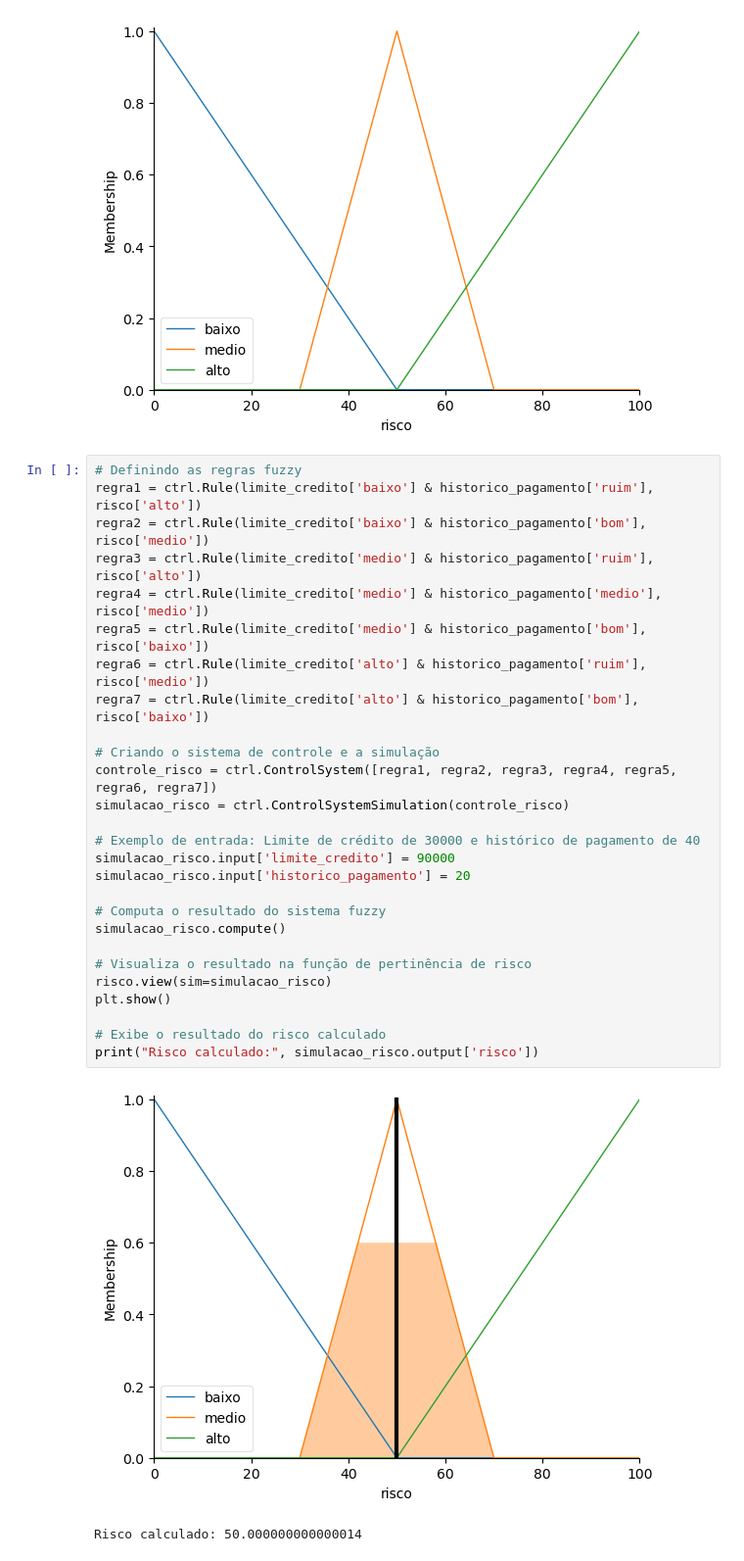
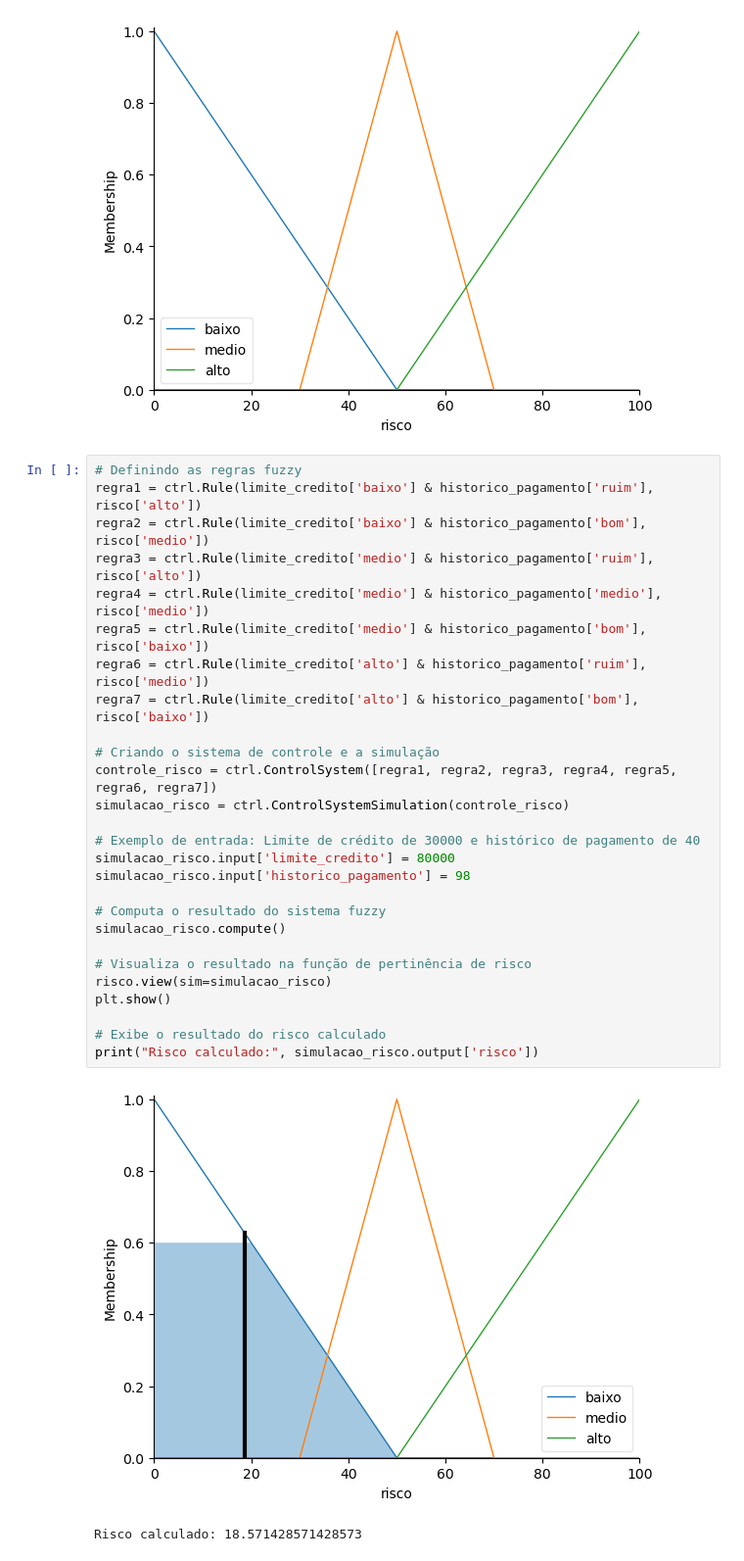
Before and after one commit to sousamaf/AI-Lab, a Jupyter notebook: algorithms/fuzzy_logic/analise_credito.ipynb, the cells around one changed output. Shown: that part at 98% size. Saved outputs shown, nothing was run; the diff lists cells and outputs as text.

```diff
--- a/algorithms/fuzzy_logic/analise_credito.ipynb
+++ b/algorithms/fuzzy_logic/analise_credito.ipynb
@@ -88,30 +88,30 @@ risco.view()
 # %%
 # Definindo as regras fuzzy
 regra1 = ctrl.Rule(limite_credito['baixo'] & historico_pagamento['ruim'], risco['alto'])
 regra2 = ctrl.Rule(limite_credito['baixo'] & historico_pagamento['bom'], risco['medio'])
 regra3 = ctrl.Rule(limite_credito['medio'] & historico_pagamento['ruim'], risco['alto'])
 regra4 = ctrl.Rule(limite_credito['medio'] & historico_pagamento['medio'], risco['medio'])
 regra5 = ctrl.Rule(limite_credito['medio'] & historico_pagamento['bom'], risco['baixo'])
 regra6 = ctrl.Rule(limite_credito['alto'] & historico_pagamento['ruim'], risco['medio'])
 regra7 = ctrl.Rule(limite_credito['alto'] & historico_pagamento['bom'], risco['baixo'])
 
 # Criando o sistema de controle e a simulação
 controle_risco = ctrl.ControlSystem([regra1, regra2, regra3, regra4, regra5, regra6, regra7])
 simulacao_risco = ctrl.ControlSystemSimulation(controle_risco)
 
 # Exemplo de entrada: Limite de crédito de 30000 e histórico de pagamento de 40
-simulacao_risco.input['limite_credito'] = 90000
-simulacao_risco.input['historico_pagamento'] = 20
+simulacao_risco.input['limite_credito'] = 80000
+simulacao_risco.input['historico_pagamento'] = 98
 
 # Computa o resultado do sistema fuzzy
 simulacao_risco.compute()
 
 # Visualiza o resultado na função de pertinência de risco
 risco.view(sim=simulacao_risco)
 plt.show()
 
 # Exibe o resultado do risco calculado
 print("Risco calculado:", simulacao_risco.output['risco'])
 # %% [output]
-[figure, old version]
+[figure, new version]
-Risco calculado: 50.000000000000014
+Risco calculado: 18.571428571428573
```
Also changed, not shown: 1 other file.
